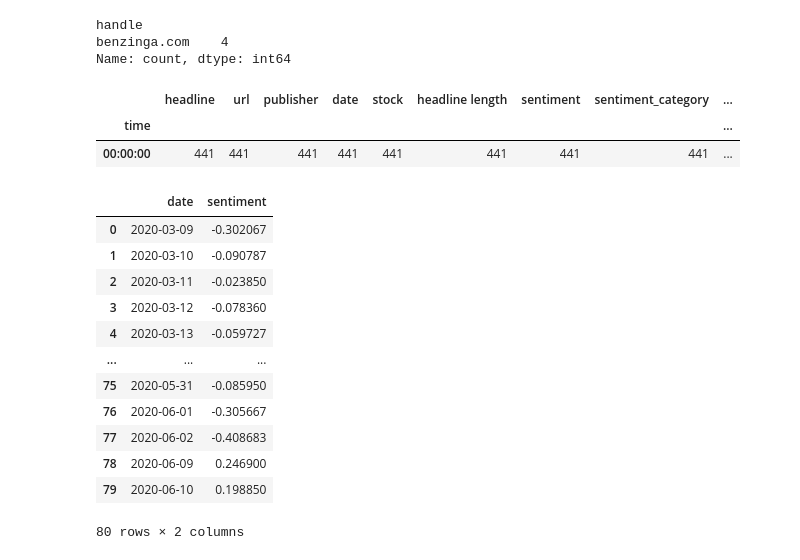
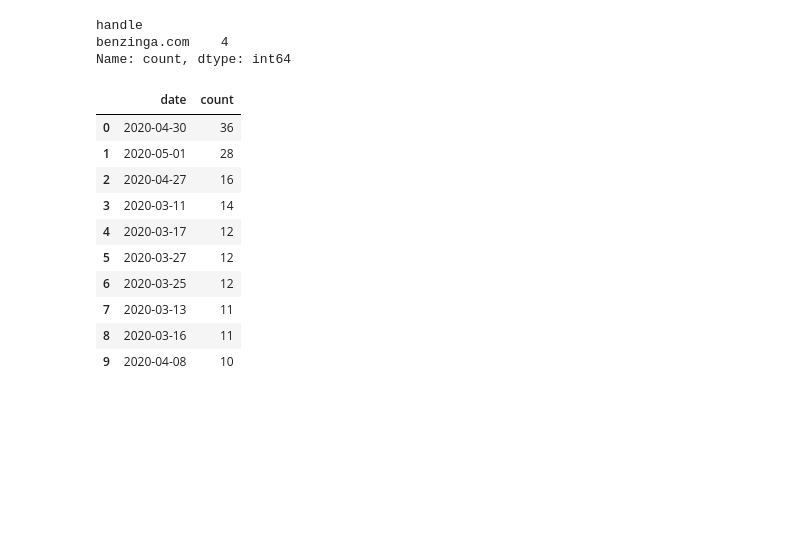
Before and after one commit to Leoul39/AIM-Week_1, a Jupyter notebook: notebooks/EDA.ipynb, the cells around one changed output. Cells and saved outputs as stored; diff of their text form; code cells hidden in the pictures; blank space fills up the shorter version.

```diff
--- a/notebooks/EDA.ipynb
+++ b/notebooks/EDA.ipynb
@@ -104,16 +104,22 @@ Name: count, dtype: int64
 # %%
 news_df['date']=pd.to_datetime(news_df['date'],format='ISO8601')
 news_df['day']=news_df['date'].dt.strftime('%Y-%m-%d')
 news_df['time']=news_df['date'].dt.time
 published_count=news_df['date'].value_counts().reset_index()
 published_count=published_count.sort_values(by='count',ascending=False)
-#published_count.head(10)
-hourly=news_df.groupby(by='time').count()
-hourly
+published_count.head(10)
 # %% [output]
-|  | headline | url | publisher | date | stock | headline length | sentiment | sentiment_category | ... |
-| time |  |  |  |  |  |  |  |  | ... |
-| 00:00:00 | 441 | 441 | 441 | 441 | 441 | 441 | 441 | 441 | ... |
+|  | date | count |
+| 0 | 2020-04-30 | 36 |
+| 1 | 2020-05-01 | 28 |
+| 2 | 2020-04-27 | 16 |
+| 3 | 2020-03-11 | 14 |
+| 4 | 2020-03-17 | 12 |
+| 5 | 2020-03-27 | 12 |
+| 6 | 2020-03-25 | 12 |
+| 7 | 2020-03-13 | 11 |
+| 8 | 2020-03-16 | 11 |
+| 9 | 2020-04-08 | 10 |
 # %%
 
 dr=news_df['sentiment'].groupby(by=news_df['date']).mean().reset_index()
@@ -121,19 +127,3 @@ dr['date']=pd.to_datetime(dr['date'],format='mixed',utc=True)
 dr['date']=dr['date'].dt.date
 dr=pd.DataFrame(dr)
 dr.to_csv('C:/Users/abenet/Desktop/data/sentiment.csv')
-# %%
-news_df['sentiment'].groupby(by=news_df['date']).mean().reset_index()
-# %% [output]
-|  | date | sentiment |
-| 0 | 2020-03-09 | -0.302067 |
-| 1 | 2020-03-10 | -0.090787 |
-| 2 | 2020-03-11 | -0.023850 |
-| 3 | 2020-03-12 | -0.078360 |
-| 4 | 2020-03-13 | -0.059727 |
-| ... | ... | ... |
-| 75 | 2020-05-31 | -0.085950 |
-| 76 | 2020-06-01 | -0.305667 |
-| 77 | 2020-06-02 | -0.408683 |
-| 78 | 2020-06-09 | 0.246900 |
-| 79 | 2020-06-10 | 0.198850 |
-80 rows × 2 columns
```
Also changed, not shown: 1 other file.
